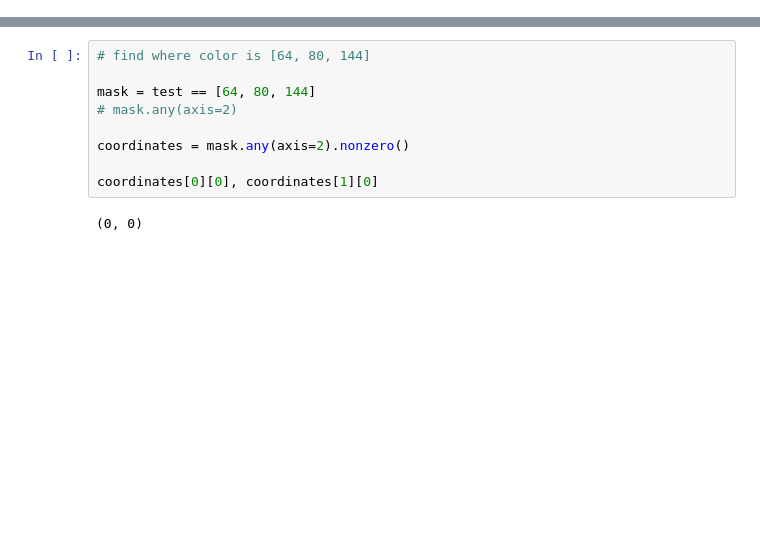
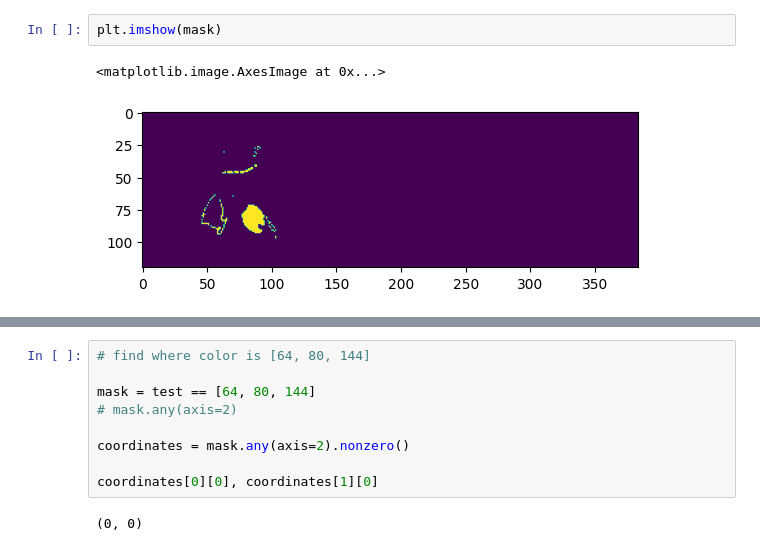
Before and after one commit to OpenGenerativeAI/llm-colosseum, a Jupyter notebook: notebooks/test.ipynb, the cells around one changed output, grey strips where cells are left out. Cells and saved outputs as stored; diff of their text form; blank space fills up the shorter version.

```diff
--- a/notebooks/test.ipynb
+++ b/notebooks/test.ipynb
@@ -59,3 +50,8 @@ array([[[ 75,  87, 182],
+# %%
+plt.imshow(mask)
+# %% [output]
+<matplotlib.image.AxesImage at 0x...>
+[figure, added]
 # %%
 plt.imshow(diff)
 # %% [output]
```
Also changed, not shown: parts of 10 cells of this notebook, 5 other files.
